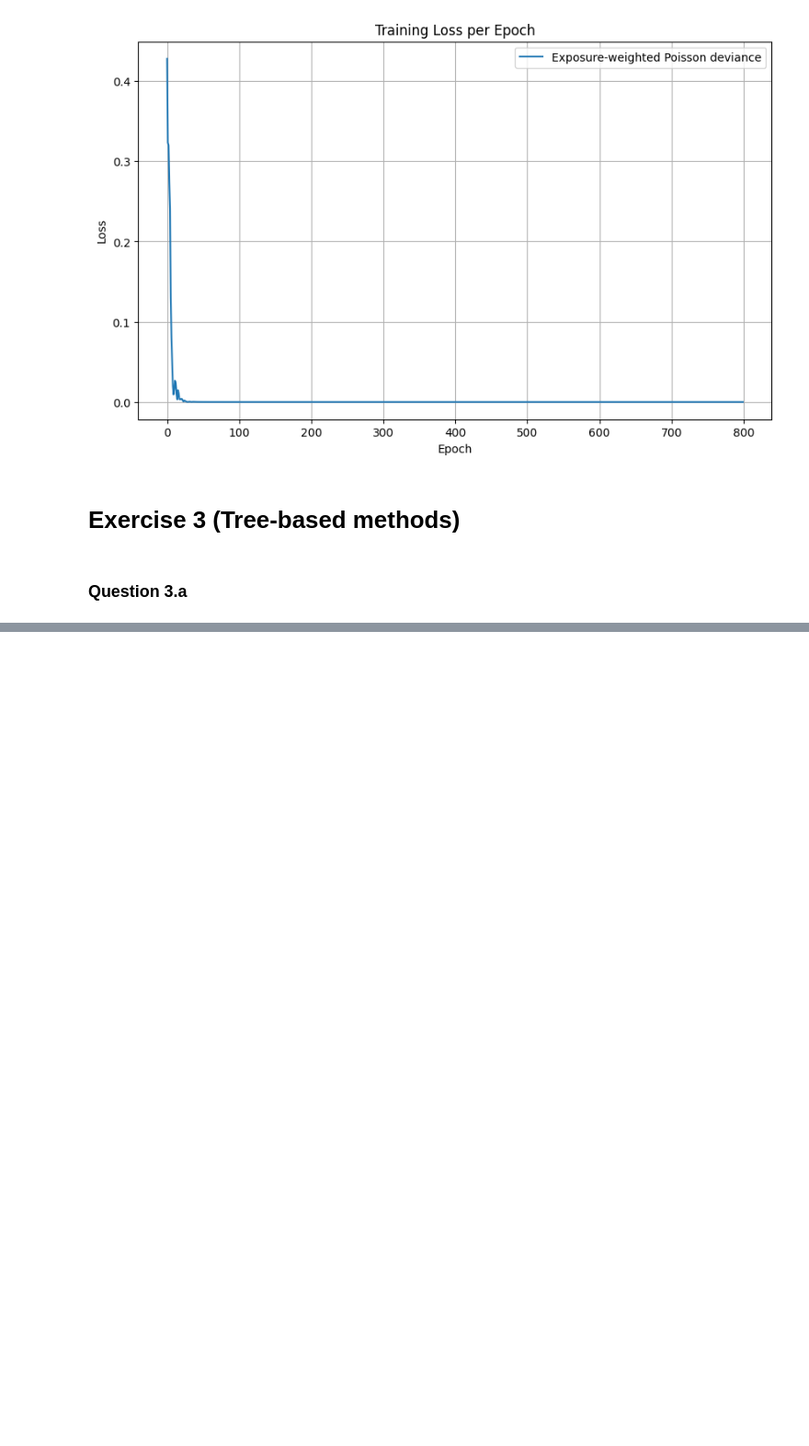
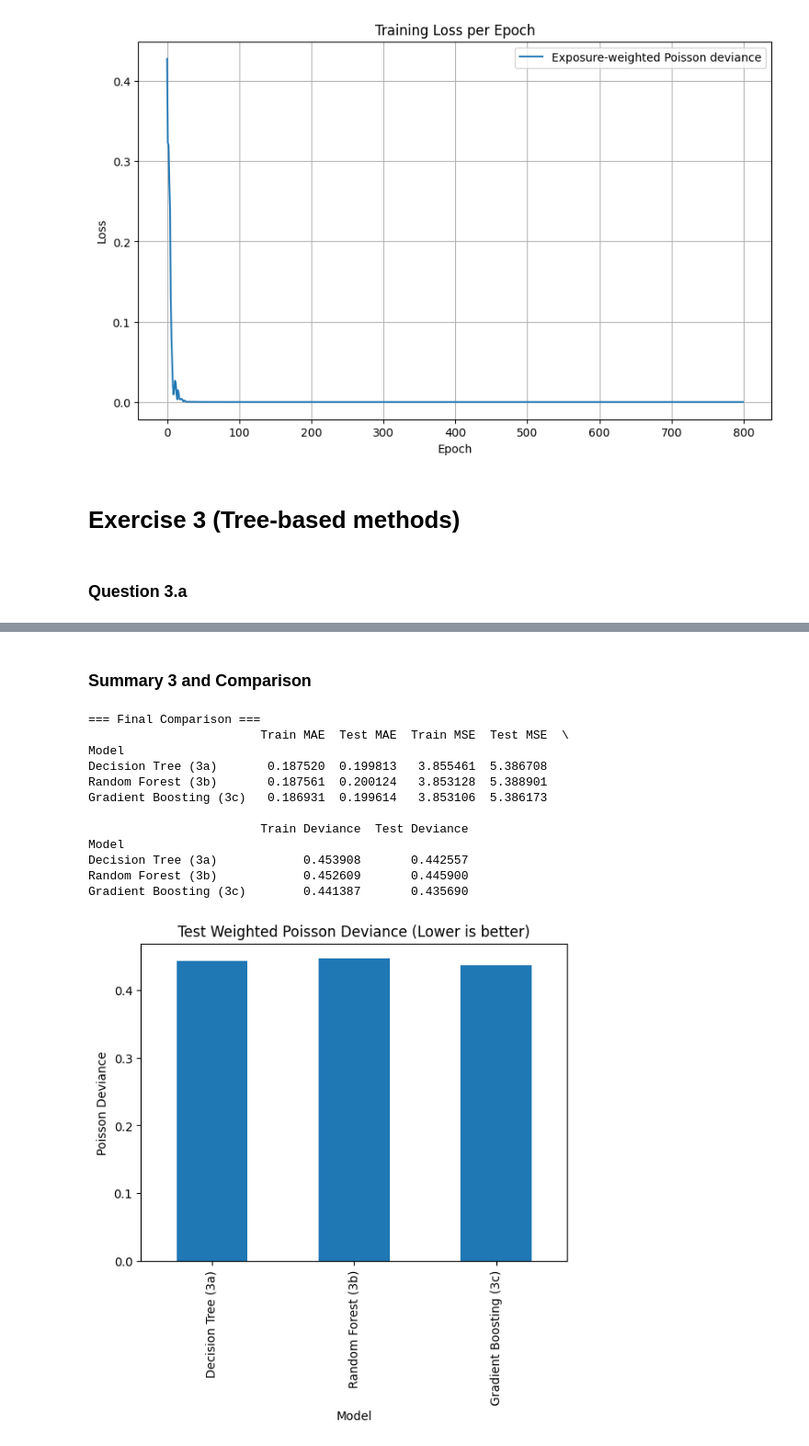
Before and after one commit to njohnson433/Machine-Learning-in-Finance-Insurance-HS25, a Jupyter notebook: project_4/template4.ipynb, the cells around one changed output, grey strips where cells are left out. Shown at 92% size. Cells and saved outputs as stored; diff of their text form; code cells hidden in the pictures; blank space fills up the shorter version.

```diff
--- a/project_4/template4.ipynb
+++ b/project_4/template4.ipynb
@@ -407,0 +539,18 @@ Exposure-weighted Poisson deviance: 2.1522627
+# %%
+# Pfad zur Datei (bitte anpassen falls nötig)
+CSV_PATH = "freMTPL2freq.csv"
+
+# 1. Daten laden
+X, y, exposure = load_and_prepare_data(CSV_PATH)
+
+# 2. Split
+X_train, X_test, y_train, y_test, exp_train, exp_test = train_test_split_dataset(X, y, exposure)
+
+print(f"Training samples: {len(X_train)}")
+print(f"Test samples: {len(X_test)}")
+
+# 3. Preprocessor vorbereiten
+preprocessor = build_preprocessing_pipeline()
+
+# Liste zum Speichern der Ergebnisse
+all_results = []
@@ -407,0 +775,28 @@ Exposure-weighted Poisson deviance: 2.1522627
+# %% [markdown]
+### Summary 3 and Comparison
+# %%
+# Ergebnisse in DataFrame umwandeln
+results_df = pd.DataFrame(all_results)
+results_df = results_df.set_index("Model")
+
+print("\n=== Final Comparison ===")
+print(results_df)
+
+# Optional: Plotten der Test Devianz
+results_df["Test Deviance"].plot(kind="bar", title="Test Weighted Poisson Deviance (Lower is better)")
+plt.ylabel("Poisson Deviance")
+plt.show()
+# %% [output]
+=== Final Comparison ===
+                        Train MAE  Test MAE  Train MSE  Test MSE  \
+Model
+Decision Tree (3a)       0.187520  0.199813   3.855461  5.386708
+Random Forest (3b)       0.187561  0.200124   3.853128  5.388901
+Gradient Boosting (3c)   0.186931  0.199614   3.853106  5.386173
+
+                        Train Deviance  Test Deviance
+Model
+Decision Tree (3a)            0.453908       0.442557
+Random Forest (3b)            0.452609       0.445900
+Gradient Boosting (3c)        0.441387       0.435690
+[figure, added]
```
Also changed, not shown: parts of 18 cells of this notebook.
